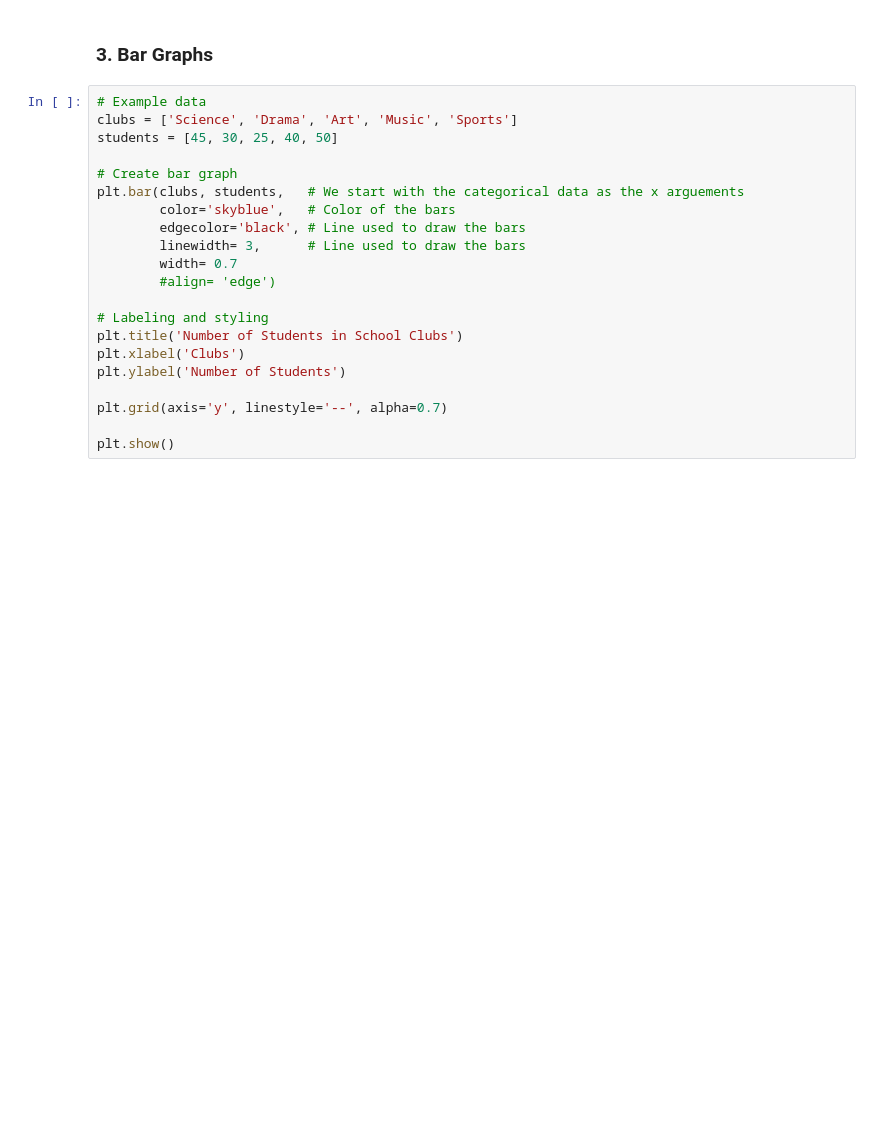
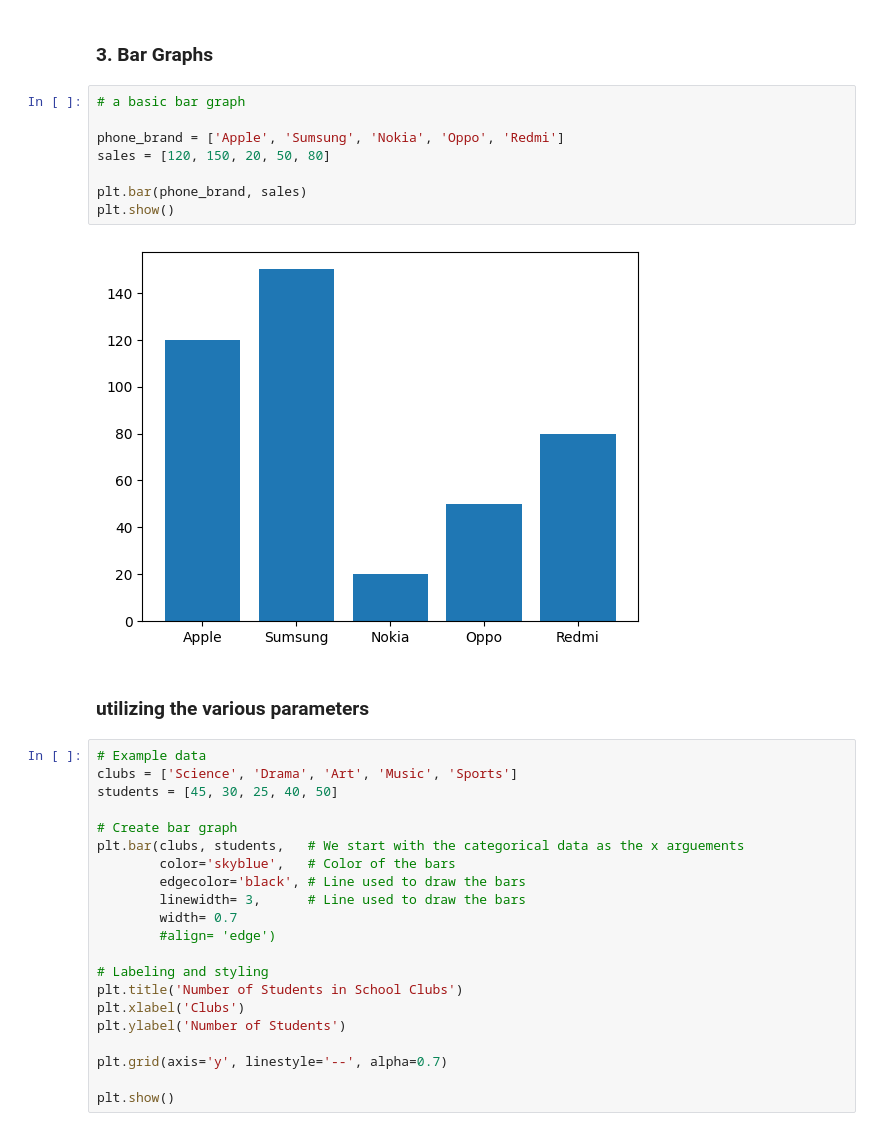
Before and after one commit to macc72/matplotlib_journey, a Jupyter notebook: MatplotlibStarter.ipynb, the cells around one changed output. Cells and saved outputs as stored; diff of their text form; blank space fills up the shorter version.

```diff
--- a/MatplotlibStarter.ipynb
+++ b/MatplotlibStarter.ipynb
@@ -114,6 +164,18 @@ plt.show()
 [figure]
 # %% [markdown]
 ### 3. Bar Graphs
+# %%
+# a basic bar graph
+
+phone_brand = ['Apple', 'Sumsung', 'Nokia', 'Oppo', 'Redmi']
+sales = [120, 150, 20, 50, 80]
+
+plt.bar(phone_brand, sales)
+plt.show()
+# %% [output]
+[figure, added]
+# %% [markdown]
+### utilizing the various parameters
 # %%
 # Example data
 clubs = ['Science', 'Drama', 'Art', 'Music', 'Sports']
```
Also changed, not shown: parts of 9 cells of this notebook.
